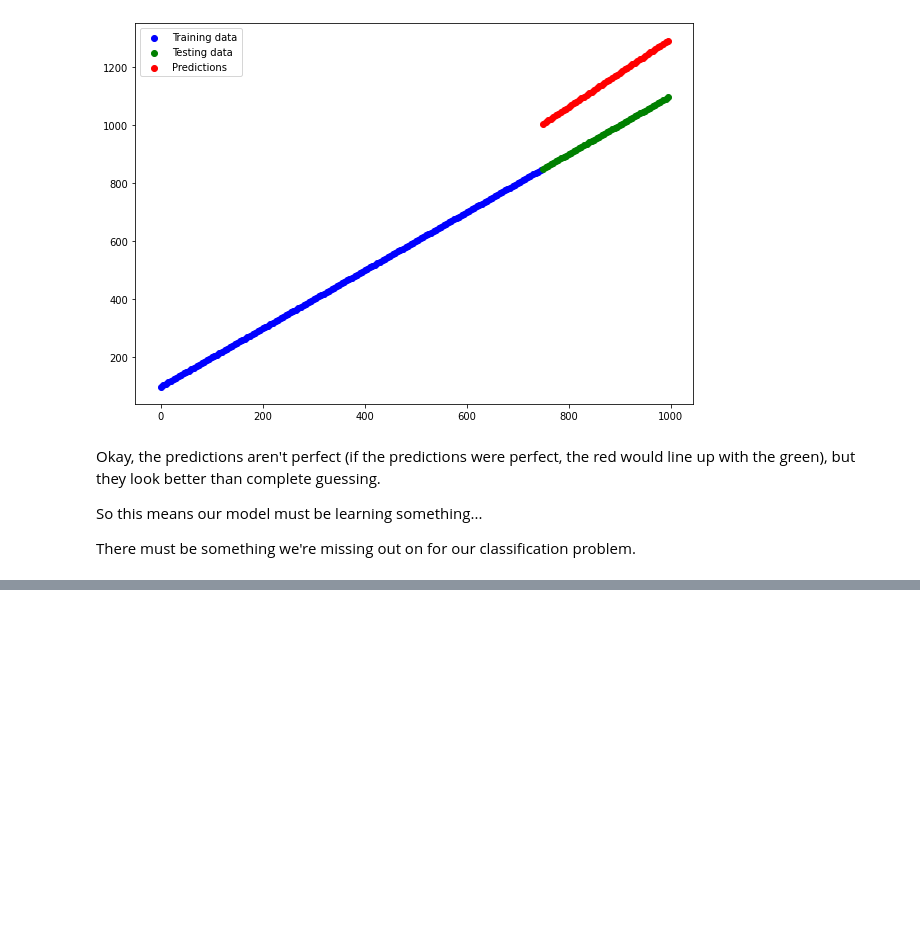
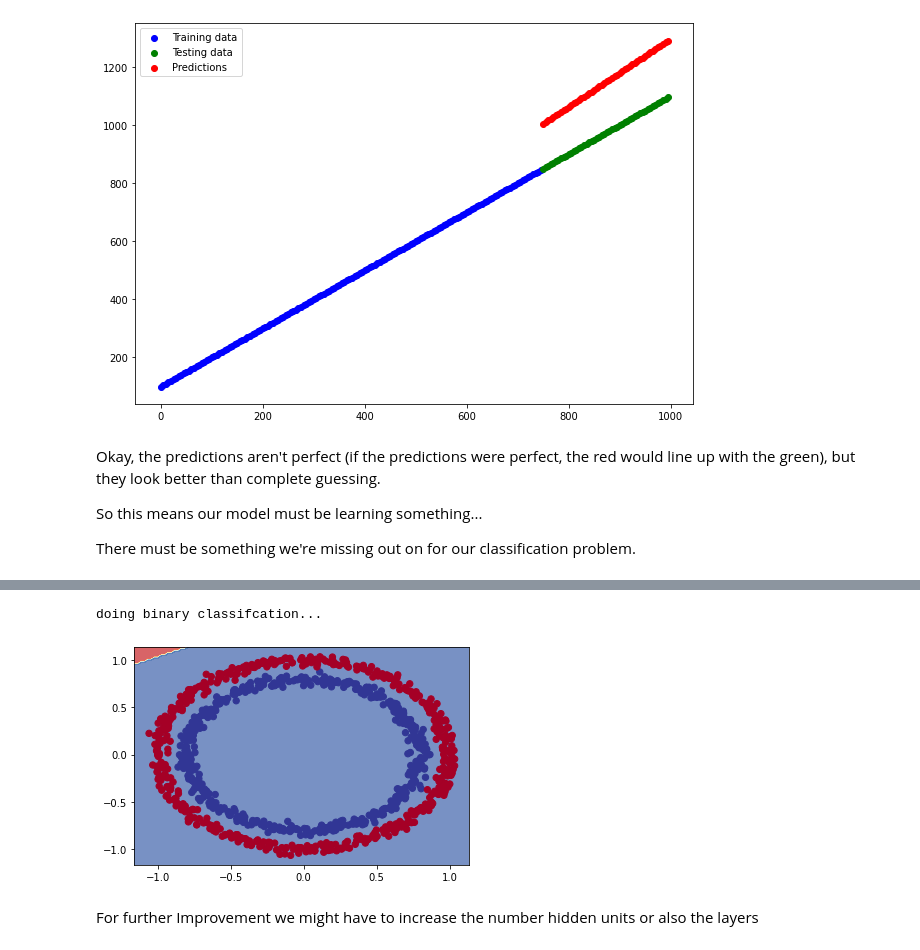
Before and after one commit to helloitsdaksh/Tensorflow_colab, a Jupyter notebook: 02_Neural_Network_Classification_In_Tensorflow.ipynb, the cells around one changed output, grey strips where cells are left out. Drawn from its saved outputs; the diff is of its cells as text; code cells hidden in the pictures; blank space fills up the shorter version.

```diff
--- a/02_Neural_Network_Classification_In_Tensorflow.ipynb
+++ b/02_Neural_Network_Classification_In_Tensorflow.ipynb
@@ -421,0 +440,24 @@ doing binary classifcation...
+# %%
+# set the seed
+tf.random.set_seed(42)
+
+#Create the model
+model_5 = tf.keras.Sequential([
+  tf.keras.layers.Dense(1, input_shape = [2], activation = 'relu'),
+  tf.keras.layers.Dense(1)
+])
+
+# Compile the model
+model_5.compile(loss = tf.keras.losses.binary_crossentropy,
+                optimizer = tf.keras.optimizers.Adam(),
+                metrics = 'accuracy')
+
+# Fit the model
+history = model_5.fit(X, y, epochs = 100, verbose = 0)
+# %%
+plot_decision_boundary(model_5, X, y)
+# %% [output]
+doing binary classifcation...
+[figure, added]
+# %% [markdown]
+For further Improvement we might have to increase the number hidden units or also the layers
```
Also changed, not shown: parts of 10 cells of this notebook.
